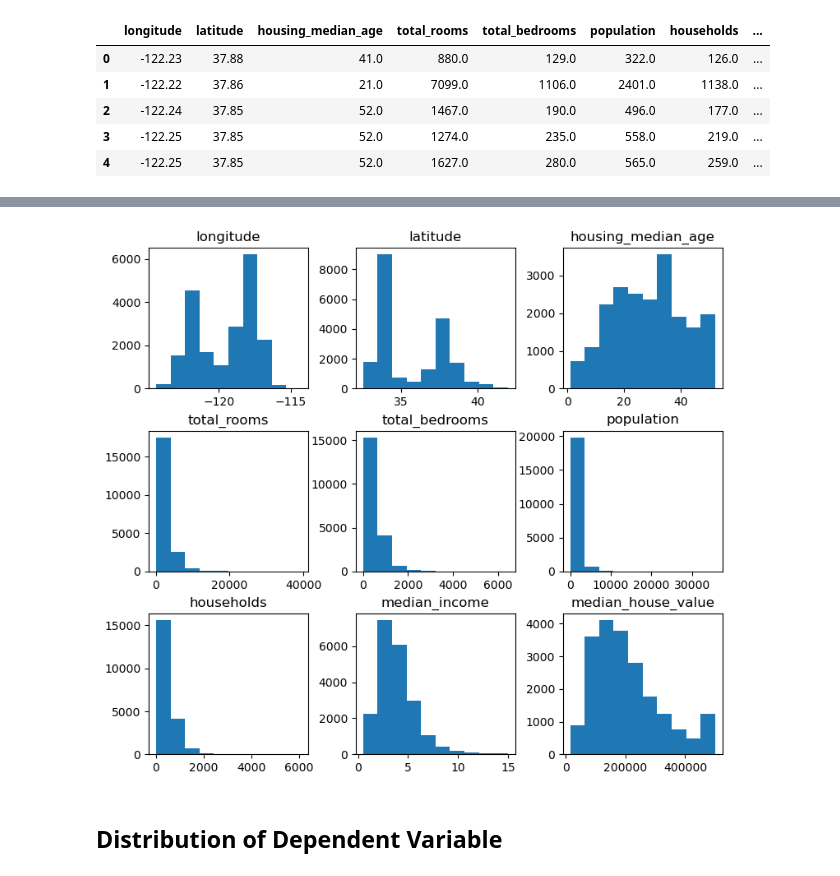
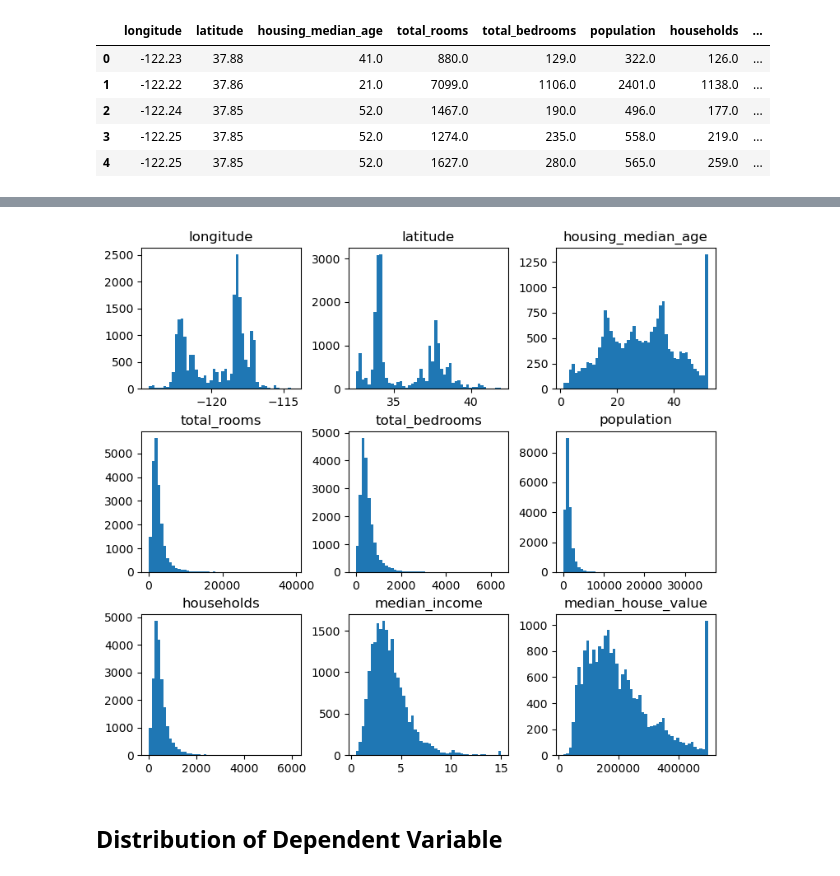
Before and after one commit to SiamakMushakhian/MLOps, a Jupyter notebook: 03. California Housing Prices Prediction (without scikit-learn)- H2.ipynb, the cells around one changed output, grey strips where cells are left out. Drawn from its saved outputs; the diff is of its cells as text; code cells hidden in the pictures.

```diff
--- a/03. California Housing Prices Prediction (without scikit-learn)- H2.ipynb
+++ b/03. California Housing Prices Prediction (without scikit-learn)- H2.ipynb
@@ -16,5 +18,12 @@ import matplotlib.pyplot as plt
+# %%
+current_dir = Path('.').resolve()
+# %%
+file_path = current_dir / 'data/03-California Housing Prices.csv'
 # %%
-df = pd.read_csv('./data/03-California Housing Prices.csv')
+cols = ['latitude', 'longitude', 'housing_median_age', 'total_rooms', 'total_bedrooms',
+        'population', 'households', 'median_income', 'median_house_value']
+# %%
+df = pd.read_csv(file_path, usecols=cols)
 # %%
 df.head()
 # %% [output]
@@ -27,8 +112,8 @@ df.head()
 # %%
-df.hist(grid=False, layout=(3, 3), figsize=(9, 8))
+df.hist(bins=50, grid=False, layout=(3, 3), figsize=(9, 8))
 plt.show()
 # %% [output]
-[figure, old version]
+[figure, new version]
 # %% [markdown]
 ## Distribution of Dependent Variable
 # %%
```
Also changed, not shown: parts of 19 cells of this notebook, 1 other file.
